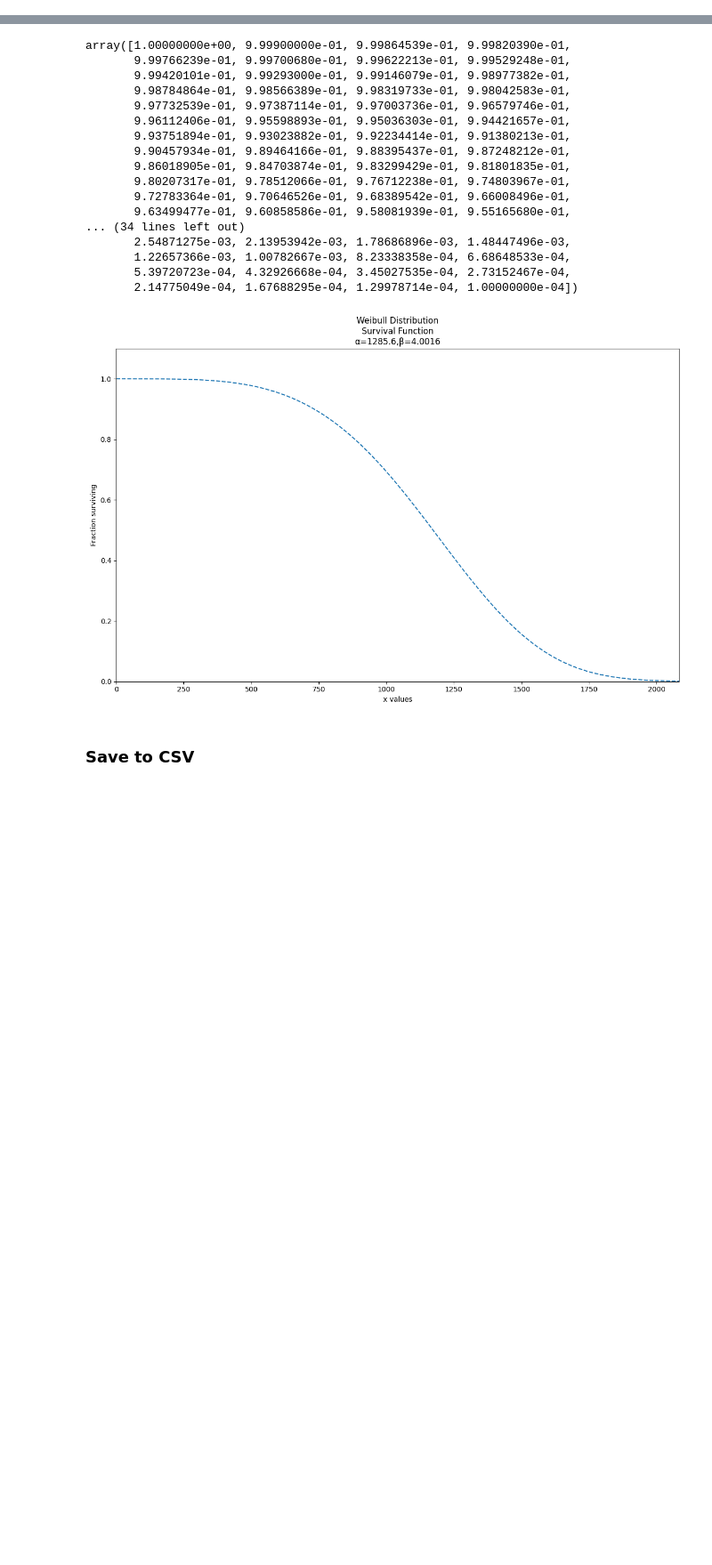
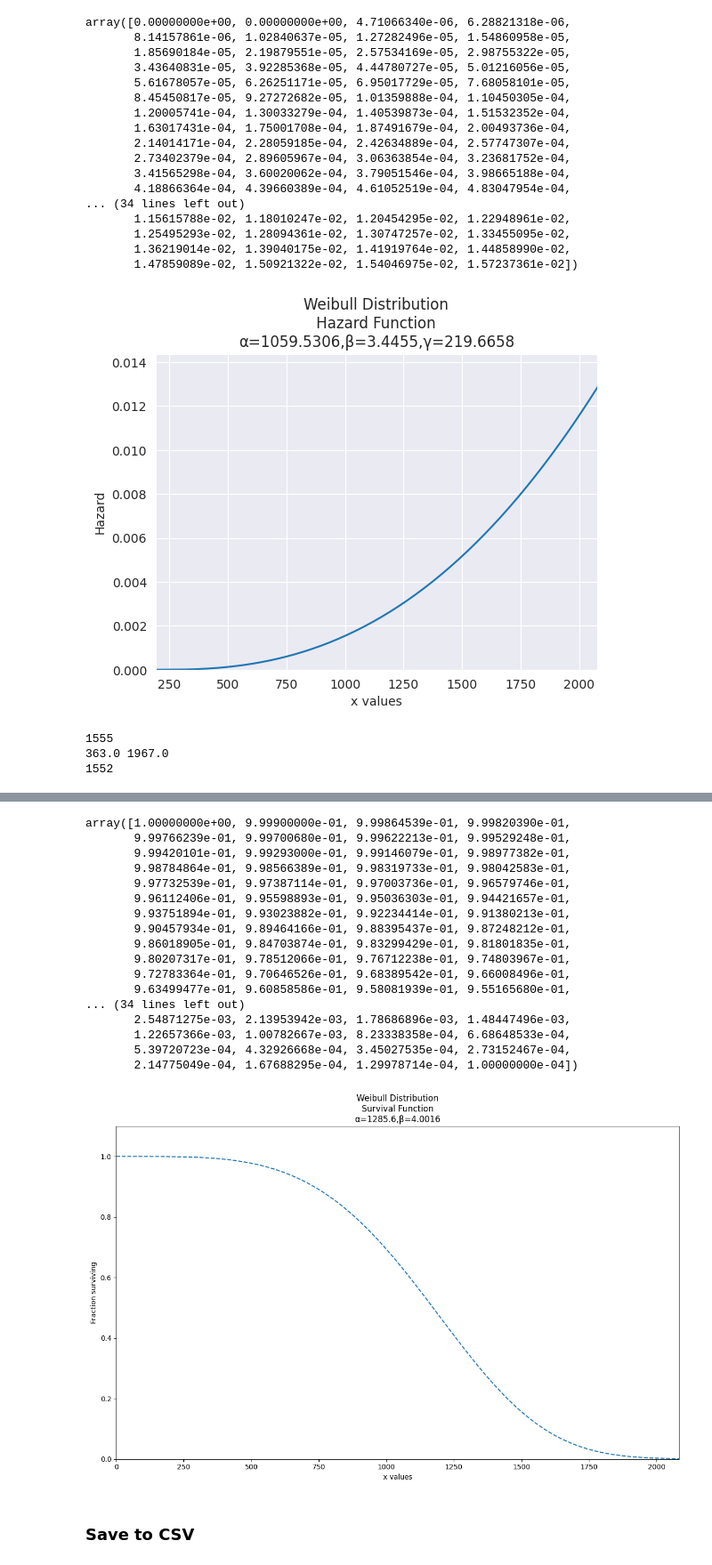
Before and after one commit to Nick-star/Veibull, a Jupyter notebook: math_test.ipynb, the cells around one changed output, grey strips where cells are left out. Shown at 89% size. Cells and saved outputs as stored; diff of their text form; code cells hidden in the pictures; blank space fills up the shorter version.

```diff
--- a/math_test.ipynb
+++ b/math_test.ipynb
@@ -53,0 +137,52 @@ df.dropna(inplace=True)
+# %%
+from reliability.Other_functions import histogram, make_right_censored_data
+
+# histogram(np.array(dup.st_days))
+# first.distribution.PDF()
+# everything.distribution.PDF()
+everything.distribution.HF()
+# %% [output]
+array([0.00000000e+00, 0.00000000e+00, 4.71066340e-06, 6.28821318e-06,
+       8.14157861e-06, 1.02840637e-05, 1.27282496e-05, 1.54860958e-05,
+       1.85690184e-05, 2.19879551e-05, 2.57534169e-05, 2.98755322e-05,
+       3.43640831e-05, 3.92285368e-05, 4.44780727e-05, 5.01216056e-05,
+       5.61678057e-05, 6.26251171e-05, 6.95017729e-05, 7.68058101e-05,
+       8.45450817e-05, 9.27272682e-05, 1.01359888e-04, 1.10450305e-04,
+       1.20005741e-04, 1.30033279e-04, 1.40539873e-04, 1.51532352e-04,
+       1.63017431e-04, 1.75001708e-04, 1.87491679e-04, 2.00493736e-04,
+       2.14014171e-04, 2.28059185e-04, 2.42634889e-04, 2.57747307e-04,
+       2.73402379e-04, 2.89605967e-04, 3.06363854e-04, 3.23681752e-04,
+       3.41565298e-04, 3.60020062e-04, 3.79051546e-04, 3.98665188e-04,
+       4.18866364e-04, 4.39660389e-04, 4.61052519e-04, 4.83047954e-04,
+... (34 lines left out)
+       1.15615788e-02, 1.18010247e-02, 1.20454295e-02, 1.22948961e-02,
+       1.25495293e-02, 1.28094361e-02, 1.30747257e-02, 1.33455095e-02,
+       1.36219014e-02, 1.39040175e-02, 1.41919764e-02, 1.44858990e-02,
+       1.47859089e-02, 1.50921322e-02, 1.54046975e-02, 1.57237361e-02])
+[figure, added]
+# %%
+from scipy.stats import sigmaclip
+
+print(len(df))
+
+
+def drop_outliers(dataframe, column):
+    col = dataframe[column].dropna()
+    q1 = col.quantile(0.25)
+    q3 = col.quantile(0.75)
+    iqr = q3 - q1
+    lower = q1 - 1.5 * iqr
+    upper = q3 + 1.5 * iqr
+    # _, low, high = sigmaclip(dataframe[column].dropna(), low=3, high=3)
+    print(lower, upper)
+    # print(low, high)
+    return dataframe[dataframe[column].isnull() | ((dataframe[column] >= lower) & (dataframe[column] <= upper))]
+
+
+df = drop_outliers(df, 'stopped_days')
+print(len(df))
+# df.tail()
+# %% [output]
+1555
+363.0 1967.0
+1552
```
Also changed, not shown: parts of 31 cells of this notebook.
